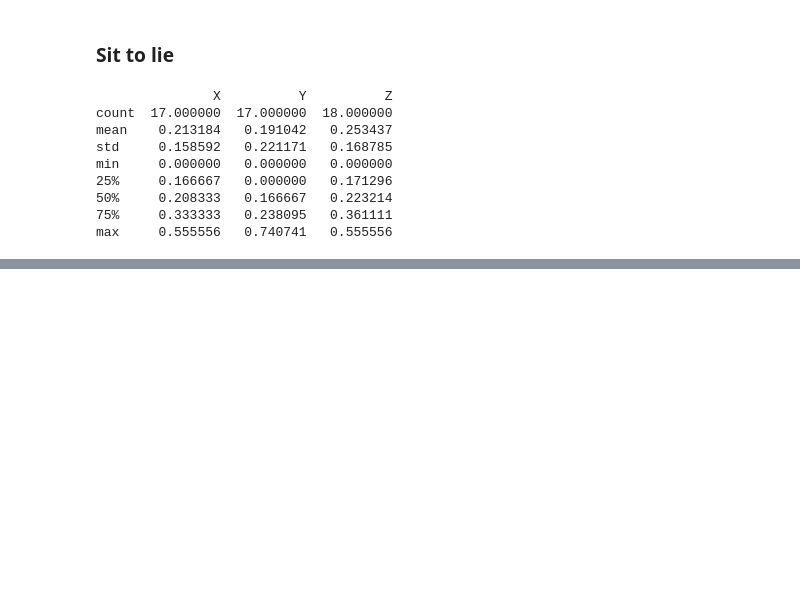
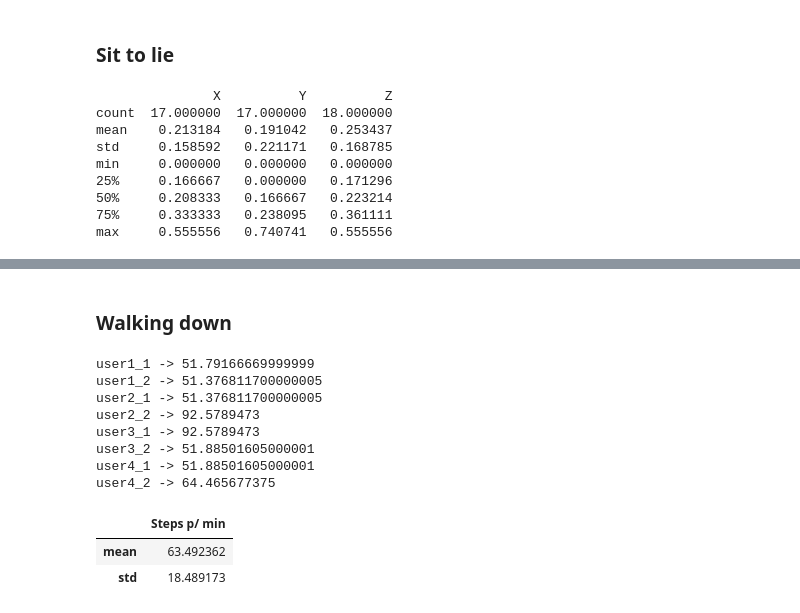
Before and after one commit to joelpoliveira/ProjetoATD, a Jupyter notebook: Main/main_tomas.ipynb, the cells around one changed output, grey strips where cells are left out. Cells and saved outputs as stored; diff of their text form; code cells hidden in the pictures; blank space fills up the shorter version.

```diff
--- a/Main/main_tomas.ipynb
+++ b/Main/main_tomas.ipynb
@@ -1558,0 +1593,25 @@ max     0.555556   0.740741   0.555556
+# %% [markdown]
+### Walking down
+# %%
+aux = []
+for i in range(4):
+    for j in range(2):
+        d = get_frequencies_from_activities(walks_down_user[i+j], 0.8, 'blackman')
+        steps = 60 / (1/d['Z'].mean())
+        aux.append(steps)
+        print(f'user{i+1}_{j+1} -> {steps}')
+
+d = pd.DataFrame(np.array(aux), columns = ['Steps p/ min'])
+d.describe().loc[['mean','std']]
+# %% [output]
+user1_1 -> 51.79166669999999
+user1_2 -> 51.376811700000005
+user2_1 -> 51.376811700000005
+user2_2 -> 92.5789473
+user3_1 -> 92.5789473
+user3_2 -> 51.88501605000001
+user4_1 -> 51.88501605000001
+user4_2 -> 64.465677375
+|  | Steps p/ min |
+| mean | 63.492362 |
+| std | 18.489173 |
```
Also changed, not shown: parts of 7 cells of this notebook.
